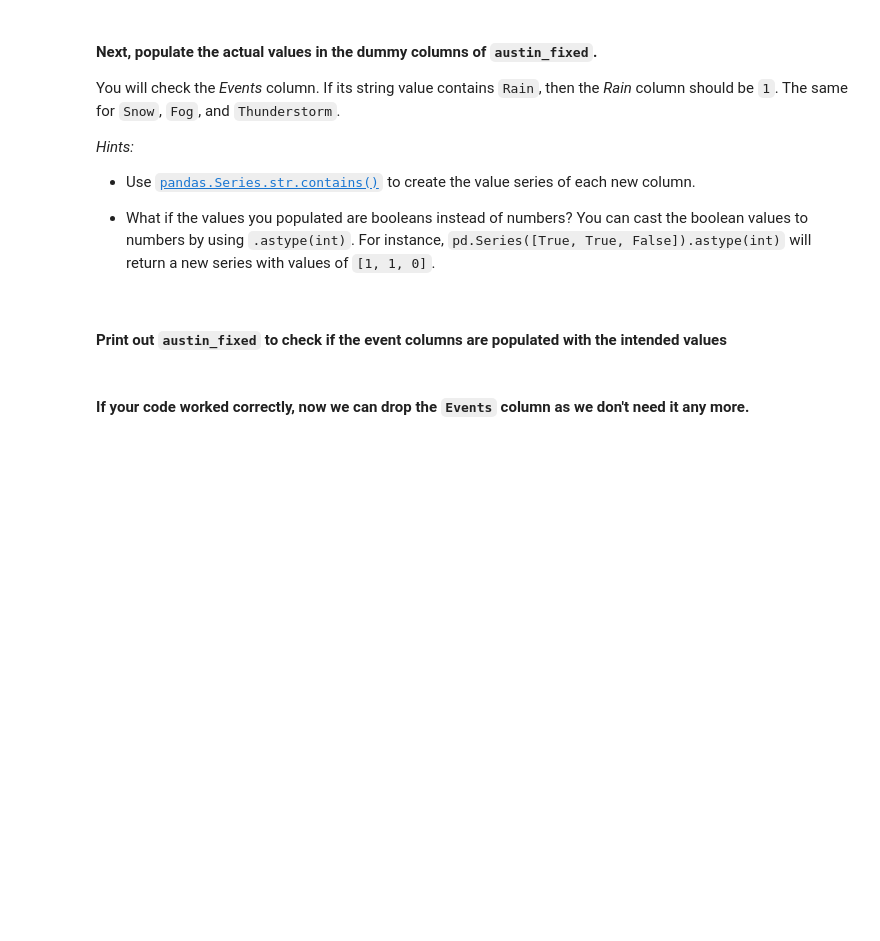
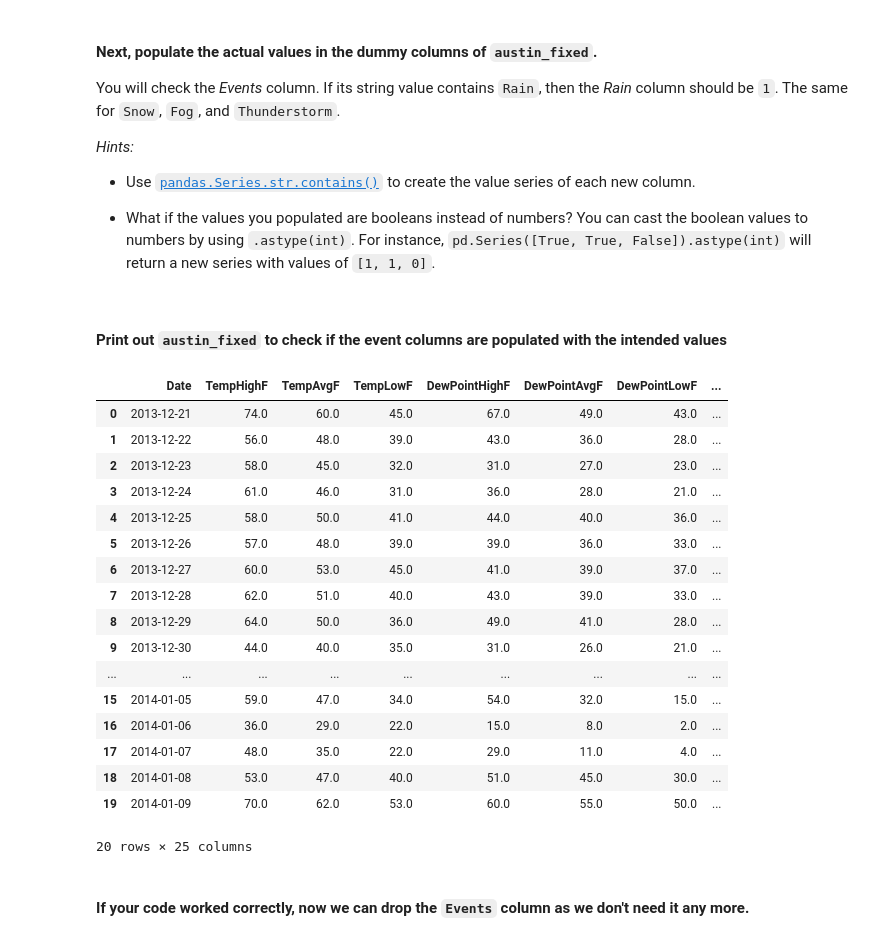
Before and after one commit to jetsal/data_analytics202103_module_3, a Jupyter notebook: labs/module_3_labs/Intro-to-ML/your-code/main.ipynb, the cells around one changed output. Cells and saved outputs as stored; diff of their text form; code cells hidden in the pictures; blank space fills up the shorter version.

```diff
--- a/labs/module_3_labs/Intro-to-ML/your-code/main.ipynb
+++ b/labs/module_3_labs/Intro-to-ML/your-code/main.ipynb
@@ -118,8 +245,8 @@ Over 10% data missing! Therefore, we prefer to remove this column instead of fil
 [Reference for `pandas.DataFrame.drop`](https://pandas.pydata.org/pandas-docs/stable/generated/pandas.DataFrame.drop.html)
 # %%
 # Your code here
-
+data.drop("PrecipitationSumInches", axis=1, inplace=True)
 
 # Print `austin` to confirm the column is indeed removed
 
-austin
+data.columns
@@ -133,3 +269,5 @@ If you would like to read more about linear interpolation, you can do so [here](
 In the following cell, use the `.interpolate()` function on the entire dataframe. This time pass the `inplace=False` argument to the function and assign the interpolated dataframe to a new variable called `austin_fixed` so that we can compare with `austin`.
 # %%
 # Your code here
+data_fixed = data.interpolate(inplace=False)
+data_fixed.isna().sum()
@@ -161,8 +360,7 @@ Below we provide you a list of all event types. Loop the list and create a dummy
 event_list = ['Snow', 'Fog', 'Rain', 'Thunderstorm']
 
 # Your code here
-
+data_fixed = pd.concat([data_fixed, pd.DataFrame(columns=event_list)])
 
 # Print your new dataframe to check whether new columns have been created:
-
-austin_fixed
+data_fixed.columns
@@ -181,7 +387,35 @@ You will check the *Events* column. If its string value contains `Rain`, then th
+# %%
+# Your code here
+for i in range(len(data_fixed)):
+    for j in range(len(event_list)):
+        if event_list[j] in data_fixed["Events"][i]: #if the event (snow/fog/rain/thunderstorm is one of the events in the row)
+            data_fixed.loc[i, event_list[j]]=1
+        else:
+            data_fixed.loc[i, event_list[j]]=0
 # %% [markdown]
 #### Print out `austin_fixed` to check if the event columns are populated with the intended values
 # %%
 # Your code here
+data_fixed.head(20)
+# %% [output]
+|  | Date | TempHighF | TempAvgF | TempLowF | DewPointHighF | DewPointAvgF | DewPointLowF | ... |
+| 0 | 2013-12-21 | 74.0 | 60.0 | 45.0 | 67.0 | 49.0 | 43.0 | ... |
+| 1 | 2013-12-22 | 56.0 | 48.0 | 39.0 | 43.0 | 36.0 | 28.0 | ... |
+| 2 | 2013-12-23 | 58.0 | 45.0 | 32.0 | 31.0 | 27.0 | 23.0 | ... |
+| 3 | 2013-12-24 | 61.0 | 46.0 | 31.0 | 36.0 | 28.0 | 21.0 | ... |
+| 4 | 2013-12-25 | 58.0 | 50.0 | 41.0 | 44.0 | 40.0 | 36.0 | ... |
+| 5 | 2013-12-26 | 57.0 | 48.0 | 39.0 | 39.0 | 36.0 | 33.0 | ... |
+| 6 | 2013-12-27 | 60.0 | 53.0 | 45.0 | 41.0 | 39.0 | 37.0 | ... |
+| 7 | 2013-12-28 | 62.0 | 51.0 | 40.0 | 43.0 | 39.0 | 33.0 | ... |
+| 8 | 2013-12-29 | 64.0 | 50.0 | 36.0 | 49.0 | 41.0 | 28.0 | ... |
+| 9 | 2013-12-30 | 44.0 | 40.0 | 35.0 | 31.0 | 26.0 | 21.0 | ... |
+| ... | ... | ... | ... | ... | ... | ... | ... | ... |
+| 15 | 2014-01-05 | 59.0 | 47.0 | 34.0 | 54.0 | 32.0 | 15.0 | ... |
+| 16 | 2014-01-06 | 36.0 | 29.0 | 22.0 | 15.0 | 8.0 | 2.0 | ... |
+| 17 | 2014-01-07 | 48.0 | 35.0 | 22.0 | 29.0 | 11.0 | 4.0 | ... |
+| 18 | 2014-01-08 | 53.0 | 47.0 | 40.0 | 51.0 | 45.0 | 30.0 | ... |
+| 19 | 2014-01-09 | 70.0 | 62.0 | 53.0 | 60.0 | 55.0 | 50.0 | ... |
+20 rows × 25 columns
 # %% [markdown]
 #### If your code worked correctly, now we can drop the `Events` column as we don't need it any more.
 # %%
```
Also changed, not shown: parts of 52 cells of this notebook, 1 other file.
